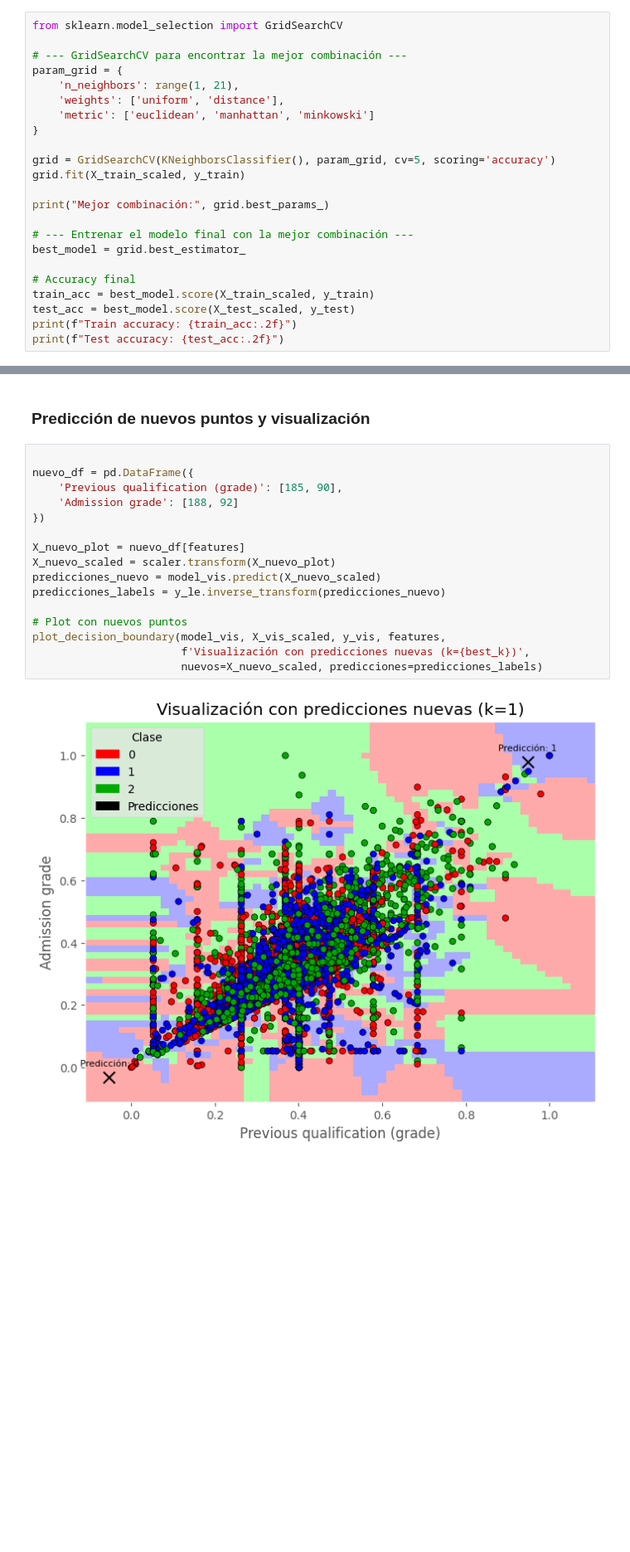
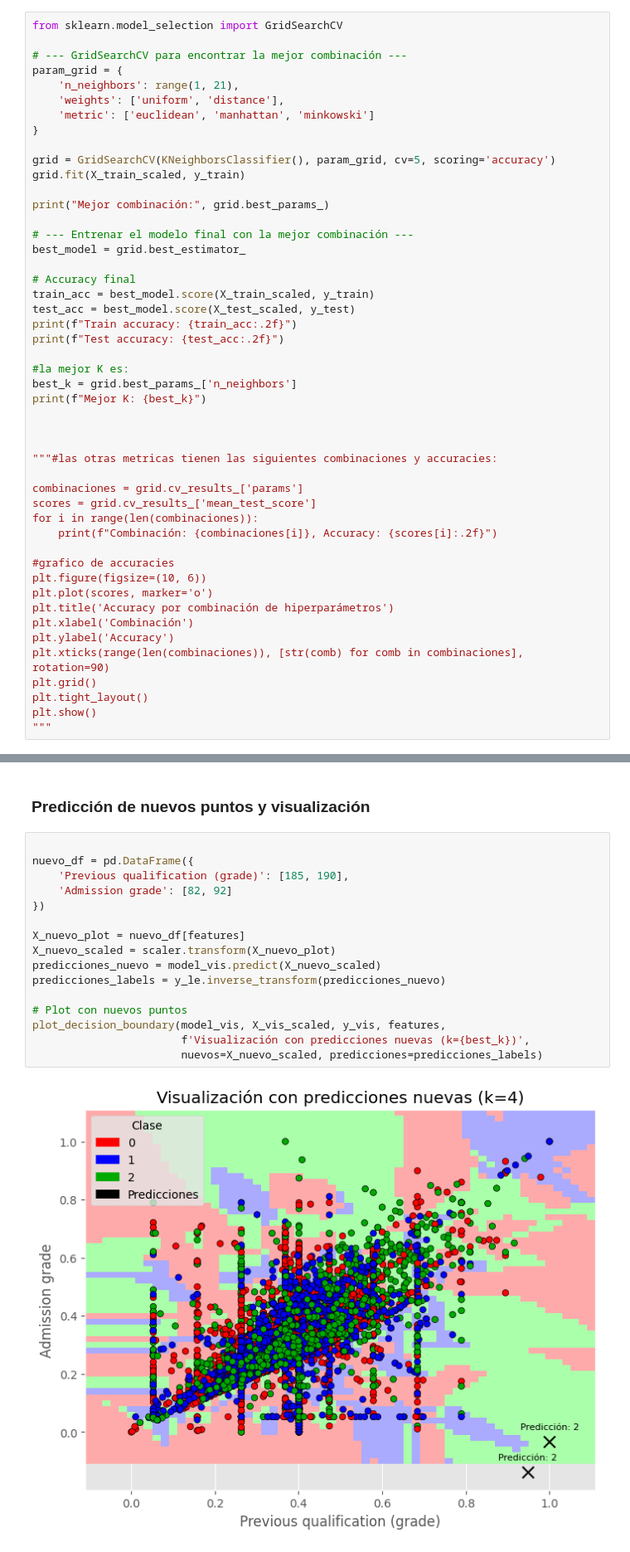
Before and after one commit to criissuarezzz/OriginofMusic, a Jupyter notebook: knn mejora.ipynb, the cells around one changed output, grey strips where cells are left out. Shown: that part at 83% size. Cells and saved outputs as stored; diff of their text form; blank space fills up the shorter version.

Commit message:
mejora knn

```diff
--- a/knn mejora.ipynb
+++ b/knn mejora.ipynb
@@ -87,6 +87,31 @@ train_acc = best_model.score(X_train_scaled, y_train)
 test_acc = best_model.score(X_test_scaled, y_test)
 print(f"Train accuracy: {train_acc:.2f}")
 print(f"Test accuracy: {test_acc:.2f}")
+
+#la mejor K es:
+best_k = grid.best_params_['n_neighbors']
+print(f"Mejor K: {best_k}")
+
+
+
+"""#las otras metricas tienen las siguientes combinaciones y accuracies:
+
+combinaciones = grid.cv_results_['params']
+scores = grid.cv_results_['mean_test_score']
+for i in range(len(combinaciones)):
+    print(f"Combinación: {combinaciones[i]}, Accuracy: {scores[i]:.2f}")
+
+#grafico de accuracies
+plt.figure(figsize=(10, 6))
+plt.plot(scores, marker='o')
+plt.title('Accuracy por combinación de hiperparámetros')
+plt.xlabel('Combinación')
+plt.ylabel('Accuracy')
+plt.xticks(range(len(combinaciones)), [str(comb) for comb in combinaciones], rotation=90)
+plt.grid()
+plt.tight_layout()
+plt.show()
+"""
 # %% [output]
 Mejor combinación: {'metric': 'manhattan', 'n_neighbors': 4, 'weights': 'distance'}
 Train accuracy: 1.00
@@ -232,21 +259,21 @@ plot_decision_boundary(model_vis, X_vis_scaled, y_vis, features, f'Visualizació
 # %%
 
 nuevo_df = pd.DataFrame({
-    'Previous qualification (grade)': [185, 90],
-    'Admission grade': [188, 92]
+    'Previous qualification (grade)': [185, 190],
+    'Admission grade': [82, 92]
 })
 
 X_nuevo_plot = nuevo_df[features]
 X_nuevo_scaled = scaler.transform(X_nuevo_plot)
 predicciones_nuevo = model_vis.predict(X_nuevo_scaled)
 predicciones_labels = y_le.inverse_transform(predicciones_nuevo)
 
 # Plot con nuevos puntos
 plot_decision_boundary(model_vis, X_vis_scaled, y_vis, features,
                        f'Visualización con predicciones nuevas (k={best_k})',
                        nuevos=X_nuevo_scaled, predicciones=predicciones_labels)
 # %% [output]
-[figure, old version]
+[figure, new version]
 # %%
 import matplotlib.pyplot as plt
 import numpy as np
```
Also changed, not shown: parts of 2 cells of this notebook.
